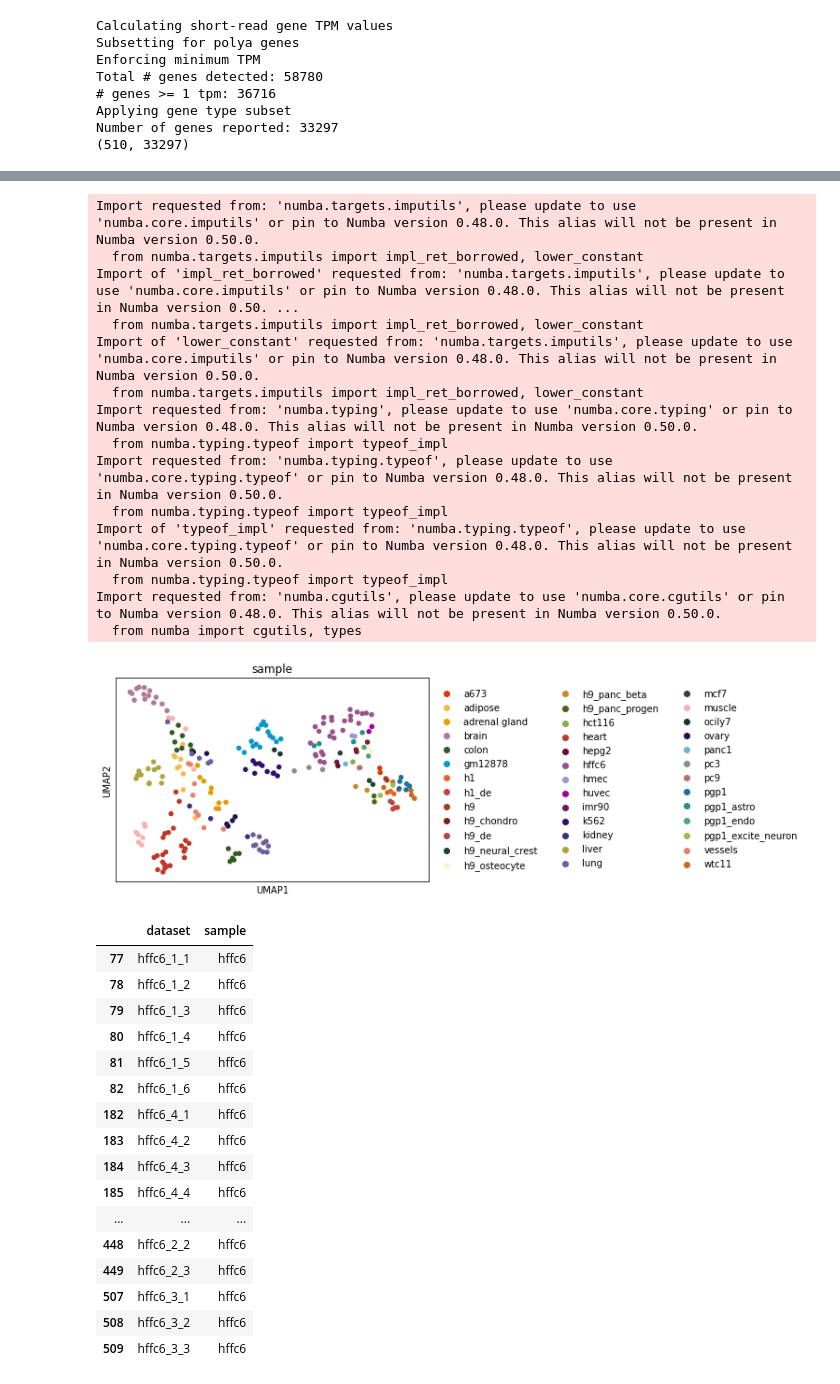
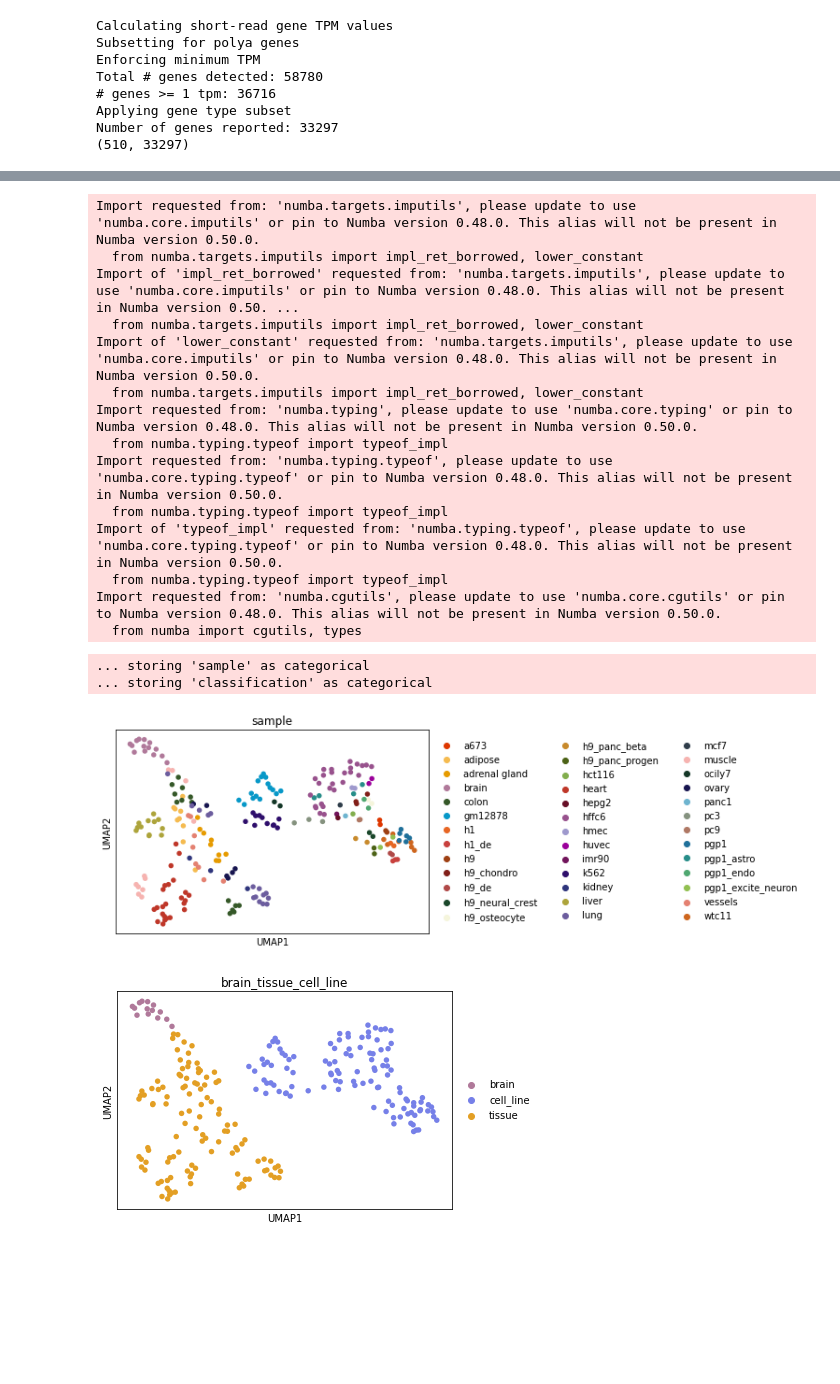
Before and after one commit to fairliereese/rnawg, a Jupyter notebook: sr_bulk/data_summary.ipynb, the cells around one changed output, grey strips where cells are left out. Cells and saved outputs as stored; diff of their text form; code cells hidden in the pictures; blank space fills up the shorter version.

Commit message:
updated short-read analysis

```diff
--- a/sr_bulk/data_summary.ipynb
+++ b/sr_bulk/data_summary.ipynb
@@ -100,4 +167,7 @@ View of AnnData object with n_obs × n_vars = 236 × 33297
 # %%
+meta = pd.read_csv('../lr_bulk/cerberus/swan/swan_metadata.tsv', sep='\t')
+meta = meta[['sample', 'classification']].drop_duplicates()
+
 # add colors
 # map values in order specific to
 obs_col = 'sample'
@@ -114,5 +184,28 @@ for key, item in cmap.items():
     r,g,b = tuple(int(item[i:i+2], 16) for i in (0, 2, 4))
     cmap[key] = (r,g,b)
 adata.uns['{}_dict'.format(obs_col)] = cmap
+
+# add tissue / cell line info
+adata.obs = adata.obs.merge(meta, how='left', on='sample')
+obs_col = 'brain_tissue_cell_line'
+adata.obs[obs_col] = adata.obs.classification
+adata.obs.loc[adata.obs['sample']=='brain', obs_col] = 'brain'
+
+# add colors
+# map values in order specific to
+cmap, order = get_tissue_cell_line_colors()
+cmap2, _ = get_biosample_colors()
+brain_color = cmap2['brain']
+order += ['brain']
+print(order)
+cmap['brain'] = brain_color
+print(cmap)
+adata.obs[obs_col] = adata.obs[obs_col].astype('category')
+obs_order = list(adata.obs_names)
+sample_order = adata.obs[obs_col].cat.categories.tolist()
+print(sample_order)
+print(adata.obs[obs_col].unique())
+sample_colors = [cmap[s] for s in sample_order]
+adata.uns['{}_colors'.format(obs_col)] = sample_colors
 # %% [output]
 Trying to set attribute `.obs` of view, copying.
@@ -137,12 +241,6 @@ sc.tl.pca(adata, use_highly_variable=False)
 sc.pp.neighbors(adata, metric='cosine')
 sc.pp.neighbors(adata)
 sc.tl.umap(adata)
-
-sc.pl.umap(adata, color='sample', frameon=True, size=120, show=False)
-
-f = plt.gcf()
-f.savefig('figures/sr_umap.pdf', dpi=500, bbox_inches='tight')
-f.savefig(fig_dir+'sr_umap.pdf', dpi=500, bbox_inches='tight')
 # %% [output]
 Import requested from: 'numba.targets.imputils', please update to use 'numba.core.imputils' or pin to Numba version 0.48.0. This alias will not be present in Numba version 0.50.0.
   from numba.targets.imputils import impl_ret_borrowed, lower_constant
@@ -158,24 +256,21 @@ Import of 'typeof_impl' requested from: 'numba.typing.typeof', please update to
   from numba.typing.typeof import typeof_impl
 Import requested from: 'numba.cgutils', please update to use 'numba.core.cgutils' or pin to Numba version 0.48.0. This alias will not be present in Numba version 0.50.0.
   from numba import cgutils, types
-[figure, removed]
 # %%
-adata.obs.loc[adata.obs['sample']=='hffc6']
+sc.pl.umap(adata, color='sample', frameon=True, size=120, show=False)
+
+f = plt.gcf()
+f.savefig('figures/sr_umap.pdf', dpi=500, bbox_inches='tight')
+f.savefig(fig_dir+'sr_umap.pdf', dpi=500, bbox_inches='tight')
 # %% [output]
-|  | dataset | sample |
-| 77 | hffc6_1_1 | hffc6 |
-| 78 | hffc6_1_2 | hffc6 |
-| 79 | hffc6_1_3 | hffc6 |
-| 80 | hffc6_1_4 | hffc6 |
-| 81 | hffc6_1_5 | hffc6 |
-| 82 | hffc6_1_6 | hffc6 |
-| 182 | hffc6_4_1 | hffc6 |
-| 183 | hffc6_4_2 | hffc6 |
-| 184 | hffc6_4_3 | hffc6 |
-| 185 | hffc6_4_4 | hffc6 |
-| ... | ... | ... |
-| 448 | hffc6_2_2 | hffc6 |
-| 449 | hffc6_2_3 | hffc6 |
-| 507 | hffc6_3_1 | hffc6 |
-| 508 | hffc6_3_2 | hffc6 |
-| 509 | hffc6_3_3 | hffc6 |
+... storing 'sample' as categorical
+... storing 'classification' as categorical
+[figure, added]
+# %%
+sc.pl.umap(adata, color='brain_tissue_cell_line', frameon=True, size=120, show=False)
+
+f = plt.gcf()
+f.savefig('figures/sr_umap_brain_tissue_cell_line.pdf', dpi=500, bbox_inches='tight')
+f.savefig(fig_dir+'sr_umap_brain_tissue_cell_line.pdf', dpi=500, bbox_inches='tight')
+# %% [output]
+[figure, added]
```
Also changed, not shown: parts of 11 cells of this notebook, 5 other files.
